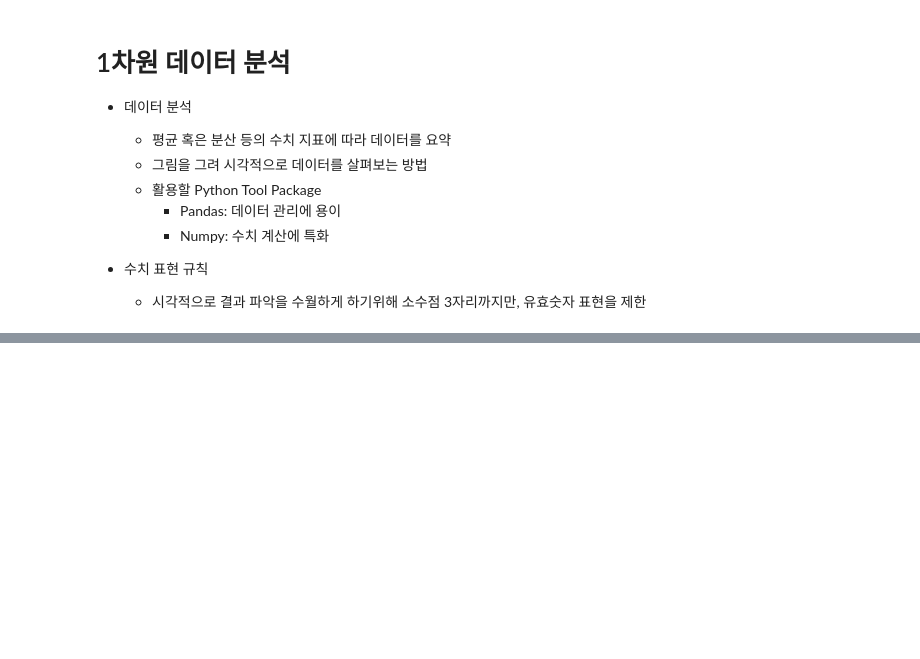
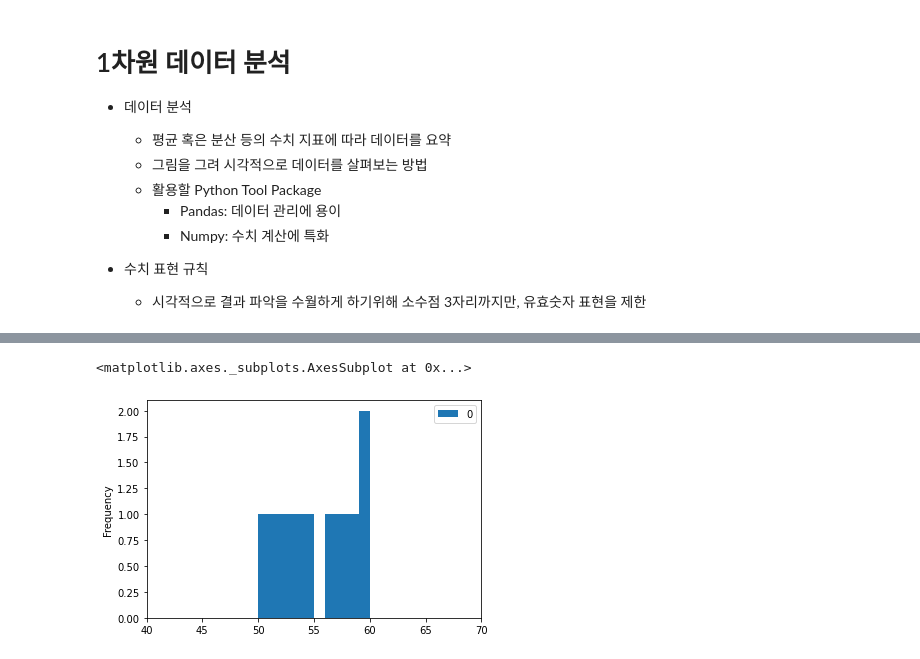
Before and after one commit to Zamoca42/TIL, a Jupyter notebook: Stat/data_analysis.ipynb, the cells around one changed output, grey strips where cells are left out. Drawn from its saved outputs; the diff is of its cells as text; code cells hidden in the pictures; blank space fills up the shorter version.

```diff
--- a/Stat/data_analysis.ipynb
+++ b/Stat/data_analysis.ipynb
@@ -139,0 +291,9 @@ pd.set_option('precision', 3)
+# %%
+# 데이터 b
+
+score_b = [50, 60, 58, 54, 51, 56, 57, 53, 52, 59]
+df_score_b = pd.DataFrame(score_b)
+print(df_score_b)
+
+# b의 편차
+print(df_score_b - df_score_b.mean())
@@ -139,0 +324,6 @@ pd.set_option('precision', 3)
+# %%
+# 기초 데이터 b의 분포
+df_score_b.plot.hist(xlim=[40,70])
+# %% [output]
+<matplotlib.axes._subplots.AxesSubplot at 0x...>
+[figure, added]
```
Also changed, not shown: parts of 24 cells of this notebook.
